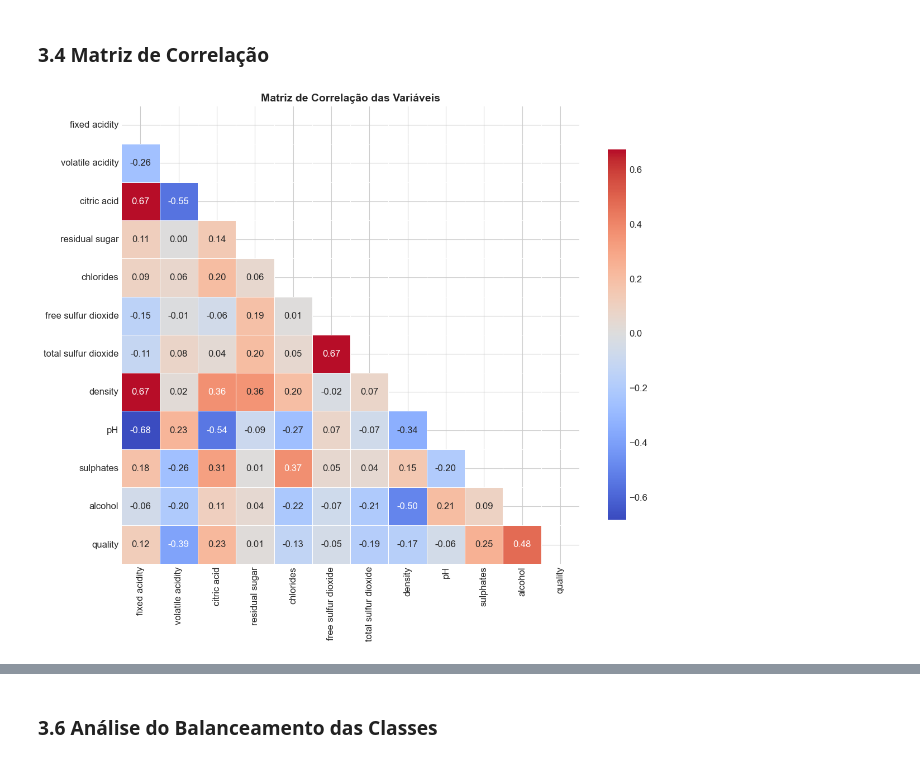
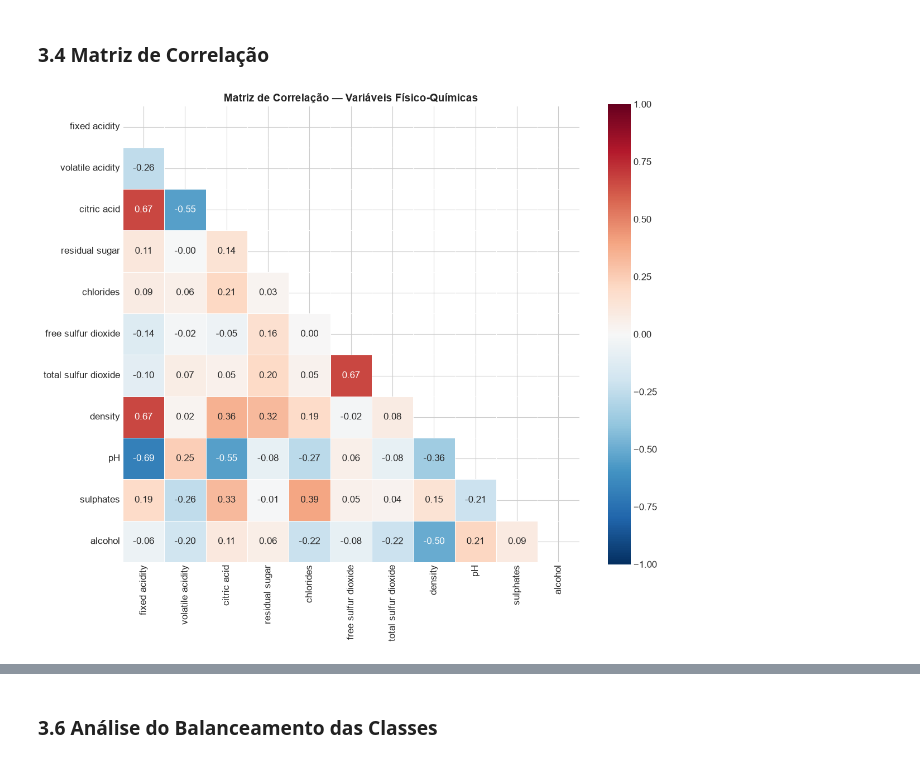
Before and after one commit to MAbbade7/TechChallengeF2, a Jupyter notebook: notebooks/wine_quality_classification_v2.ipynb, the cells around one changed output, grey strips where cells are left out. Cells and saved outputs as stored; diff of their text form; code cells hidden in the pictures.

```diff
--- a/notebooks/wine_quality_classification_v2.ipynb
+++ b/notebooks/wine_quality_classification_v2.ipynb
@@ -55,9 +90,9 @@ A variável `quality` (nota de 0 a 10 atribuída por especialistas) será transf
 # %% [markdown]
 ### 2.3 Carregamento dos Dados
 # %%
-df = pd.read_csv('../data/winequality-red.csv')
-print(f'Dataset carregado: {df.shape[0]} amostras e {df.shape[1]} variáveis')
-df.head(10)
+df_raw = pd.read_csv(r'C:\Users\USER\Documents\GitHub\TechChallengeF2\data\winequality-red.csv')
+print(f'Dataset carregado: {df_raw.shape[0]} amostras e {df_raw.shape[1]} variáveis')
+df_raw.head(10)
 # %% [output]
 Dataset carregado: 1599 amostras e 12 variáveis
 |  | fixed acidity | volatile acidity | citric acid | residual sugar | chlorides | free sulfur dioxide | ... |
@@ -140,0 +275,12 @@ Percentual: 15.01%
+# %%
+# DECISÃO: Remover duplicatas
+print('=== Remoção de Duplicatas ===')
+print(f'Registros antes da remoção: {len(df_raw)}')
+
+df = df_raw.drop_duplicates(keep='first').reset_index(drop=True)
+
+print(f'Registros após remoção: {len(df)}')
+print(f'Registros removidos: {len(df_raw) - len(df)}')
+print()
+print('✅ Duplicatas removidas com sucesso.')
+print('📌 Justificativa: evitar data leakage, viés de treinamento e distorção na EDA.')
@@ -298,15 +441,15 @@ alcohol: 13 outliers (0.8%)
 ### 3.4 Matriz de Correlação
 # %%
 fig, ax = plt.subplots(figsize=(12, 10))
-corr_matrix = df.drop(columns=['quality_label']).corr()
+corr_matrix = df[features].corr()
 mask = np.triu(np.ones_like(corr_matrix, dtype=bool))
-sns.heatmap(corr_matrix, mask=mask, annot=True, fmt='.2f', cmap='coolwarm',
-            center=0, square=True, linewidths=0.5, ax=ax,
-            cbar_kws={'shrink': 0.8})
-ax.set_title('Matriz de Correlação das Variáveis', fontsize=14, fontweight='bold')
+
+sns.heatmap(corr_matrix, mask=mask, annot=True, fmt='.2f', cmap='RdBu_r',
+            center=0, vmin=-1, vmax=1, square=True, linewidths=0.5, ax=ax)
+ax.set_title('Matriz de Correlação — Variáveis Físico-Químicas', fontsize=14, fontweight='bold')
 plt.tight_layout()
-plt.savefig('../results/matriz_correlacao.png', dpi=150, bbox_inches='tight')
+plt.savefig(os.path.join(RESULTS_DIR, 'matriz_correlacao.png'), dpi=150, bbox_inches='tight')
 plt.show()
 # %% [output]
-[figure, old version]
+[figure, new version]
 # %%
```
Also changed, not shown: parts of 81 cells of this notebook, 15 other files.
